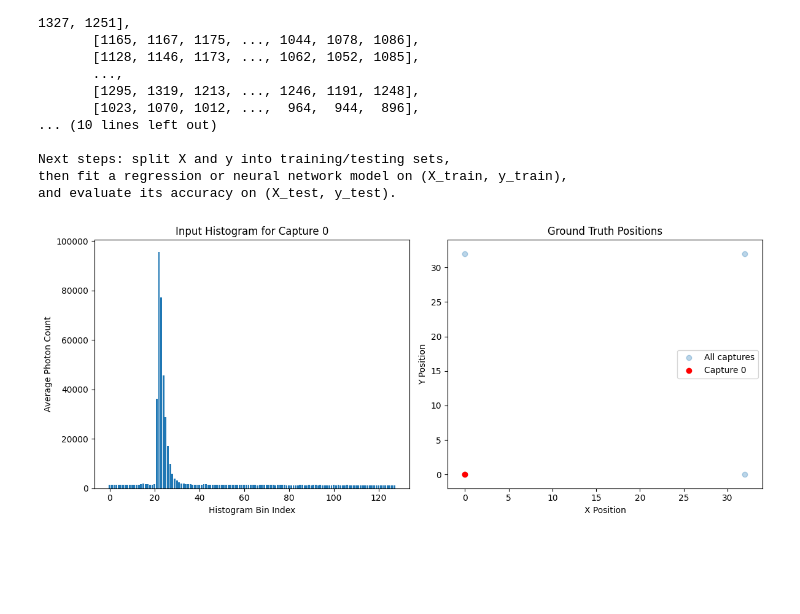
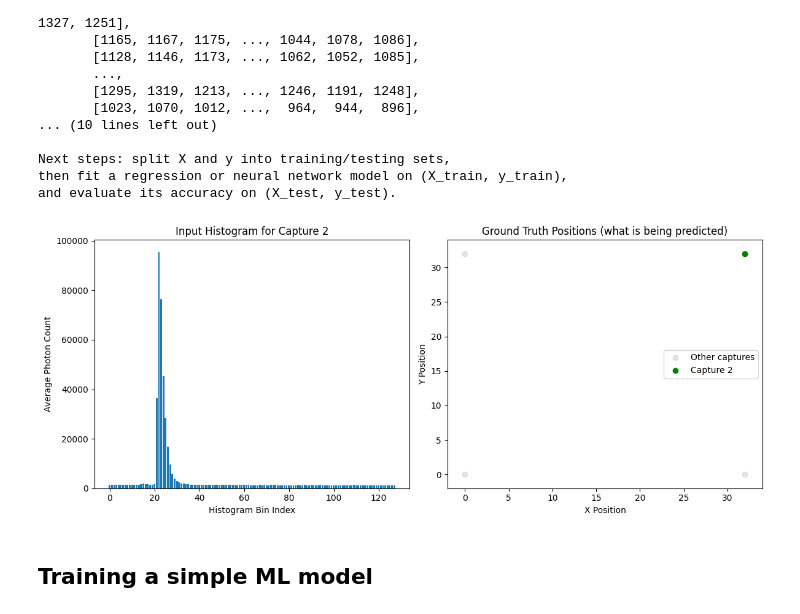
Before and after one commit to camera-culture/cc-hardware, a Jupyter notebook: run_capture_process.ipynb, the cells around one changed output. Saved outputs shown, nothing was run; the diff lists cells and outputs as text; code cells hidden in the pictures; blank space fills up the shorter version.

```diff
--- a/run_capture_process.ipynb
+++ b/run_capture_process.ipynb
@@ -108,41 +108,39 @@ import matplotlib.pyplot as plt
 
 # ——— Visualization of a single capture ———
 
 # Set this to the capture index you want to inspect
-INDEX = 0
+INDEX = 2
 
-# Extract the averaged histogram input and true position for that index
+# visualization funcs below
 hist = X[INDEX]          # 1×m feature vector for capture INDEX
 pos = y[INDEX]           # [x, y] ground-truth for capture INDEX
-
-# Compute global bounds from all positions to size the plot axes, then add a buffer
 x_all = y[:, 0]
 y_all = y[:, 1]
 buffer = 2
 x_min, x_max = x_all.min() - buffer, x_all.max() + buffer
 y_min, y_max = y_all.min() - buffer, y_all.max() + buffer
 
-# Create side-by-side subplots
 fig, (ax1, ax2) = plt.subplots(1, 2, figsize=(12, 5))
 
-# Left: the feature histogram
+# Left: the INPUT feature histogram
 ax1.bar(np.arange(hist.size), hist)
 ax1.set_title(f"Input Histogram for Capture {INDEX}")
 ax1.set_xlabel("Histogram Bin Index")
 ax1.set_ylabel("Average Photon Count")
 
 # Right: ground-truth positions
-# Plot all positions lightly, then highlight the selected one
-ax2.scatter(x_all, y_all, alpha=0.3, label="All captures")
-ax2.scatter(pos[0], pos[1], color="red", label=f"Capture {INDEX}")
-ax2.set_title("Ground Truth Positions")
+ax2.scatter(x_all, y_all, alpha=0.2, color="gray", label="Other captures")
+ax2.scatter(pos[0], pos[1], color="green", label=f"Capture {INDEX}")
+ax2.set_title("Ground Truth Positions (what is being predicted)")
 ax2.set_xlabel("X Position")
 ax2.set_ylabel("Y Position")
 ax2.set_xlim(x_min, x_max)
 ax2.set_ylim(y_min, y_max)
 ax2.legend()
 
 plt.tight_layout()
 plt.show()
 # %% [output]
-[figure, old version]
+[figure, new version]
+# %% [markdown]
+## Training a simple ML model
```
Also changed, not shown: parts of 10 cells of this notebook.
